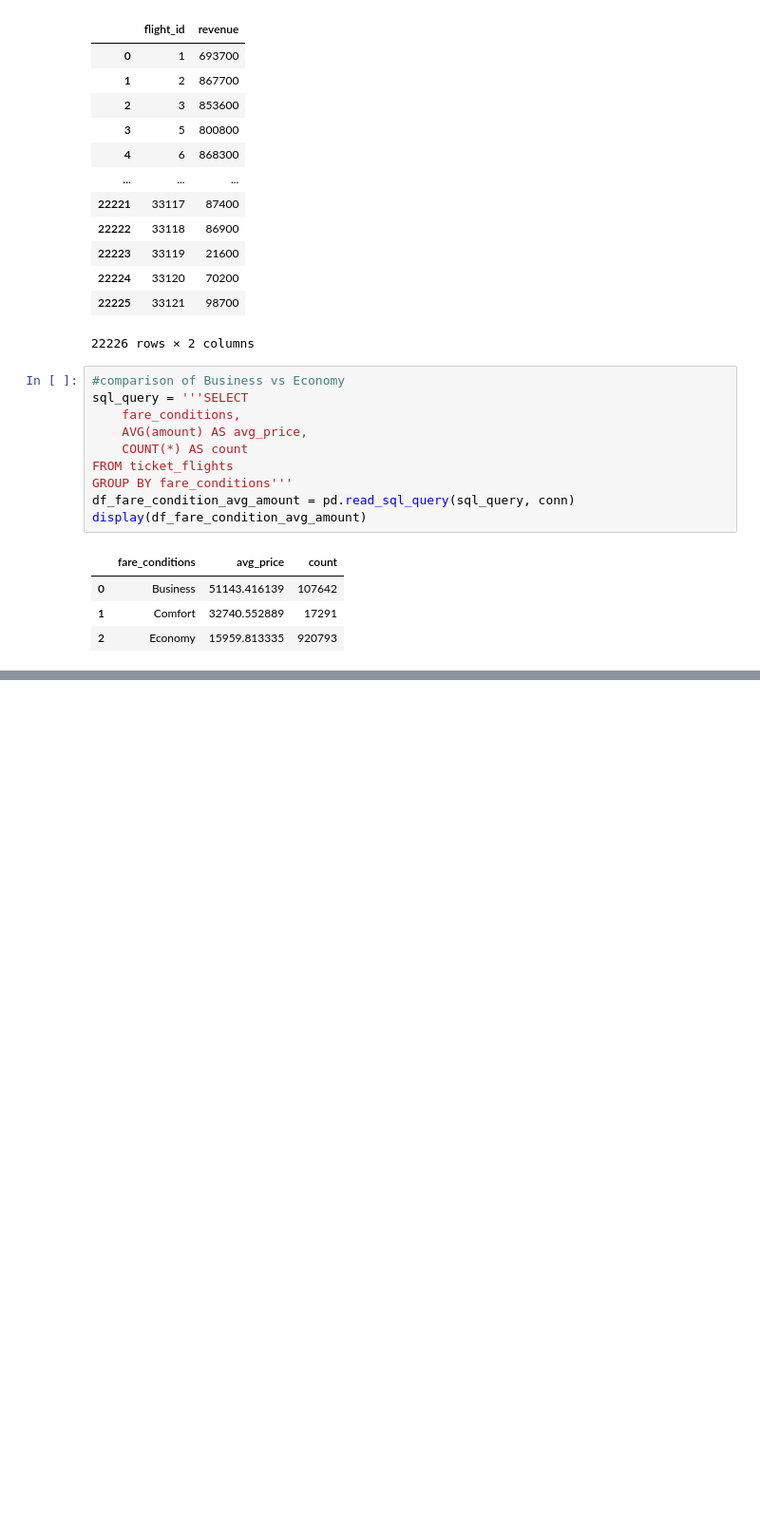
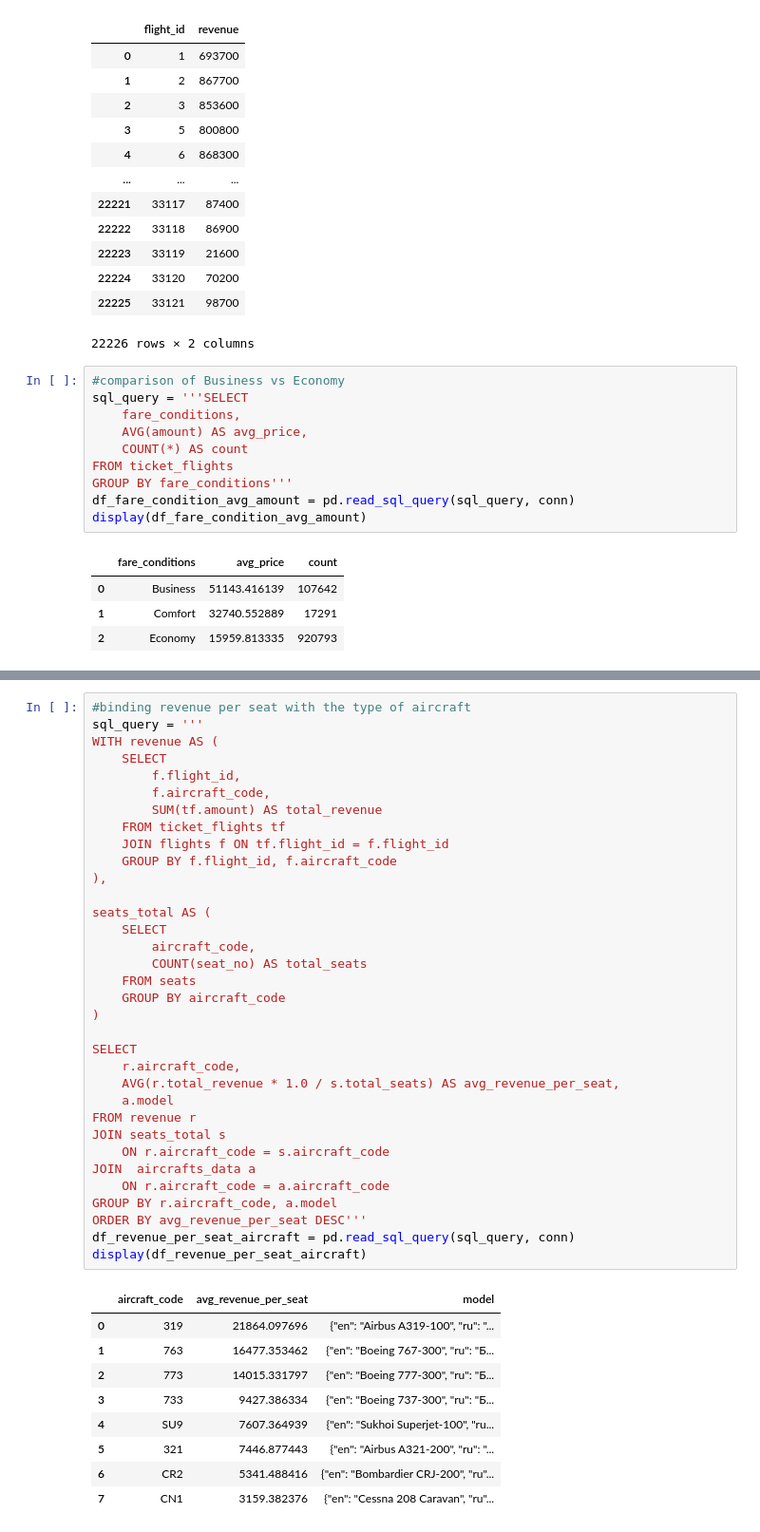
Before and after one commit to YamenNahhas/my-data-project, a Jupyter notebook: notebooks/Airline Data Analysis Using SQL.ipynb, the cells around one changed output, grey strips where cells are left out. Shown at 95% size. Drawn from its saved outputs; the diff is of its cells as text; blank space fills up the shorter version.

```diff
--- a/notebooks/Airline Data Analysis Using SQL.ipynb
+++ b/notebooks/Airline Data Analysis Using SQL.ipynb
@@ -294,0 +341,44 @@ display(df_fare_condition_avg_amount)
+# %%
+#binding revenue per seat with the type of aircraft
+sql_query = '''
+WITH revenue AS (
+    SELECT
+        f.flight_id,
+        f.aircraft_code,
+        SUM(tf.amount) AS total_revenue
+    FROM ticket_flights tf
+    JOIN flights f ON tf.flight_id = f.flight_id
+    GROUP BY f.flight_id, f.aircraft_code
+),
+
+seats_total AS (
+    SELECT
+        aircraft_code,
+        COUNT(seat_no) AS total_seats
+    FROM seats
+    GROUP BY aircraft_code
+)
+
+SELECT
+    r.aircraft_code,
+    AVG(r.total_revenue * 1.0 / s.total_seats) AS avg_revenue_per_seat,
+    a.model
+FROM revenue r
+JOIN seats_total s
+    ON r.aircraft_code = s.aircraft_code
+JOIN  aircrafts_data a
+    ON r.aircraft_code = a.aircraft_code
+GROUP BY r.aircraft_code, a.model
+ORDER BY avg_revenue_per_seat DESC'''
+df_revenue_per_seat_aircraft = pd.read_sql_query(sql_query, conn)
+display(df_revenue_per_seat_aircraft)
+# %% [output]
+|  | aircraft_code | avg_revenue_per_seat | model |
+| 0 | 319 | 21864.097696 | {"en": "Airbus A319-100", "ru": "... |
+| 1 | 763 | 16477.353462 | {"en": "Boeing 767-300", "ru": "Б... |
+| 2 | 773 | 14015.331797 | {"en": "Boeing 777-300", "ru": "Б... |
+| 3 | 733 | 9427.386334 | {"en": "Boeing 737-300", "ru": "Б... |
+| 4 | SU9 | 7607.364939 | {"en": "Sukhoi Superjet-100", "ru... |
+| 5 | 321 | 7446.877443 | {"en": "Airbus A321-200", "ru": "... |
+| 6 | CR2 | 5341.488416 | {"en": "Bombardier CRJ-200", "ru"... |
+| 7 | CN1 | 3159.382376 | {"en": "Cessna 208 Caravan", "ru"... |
```
Also changed, not shown: parts of 1 cell of this notebook.
